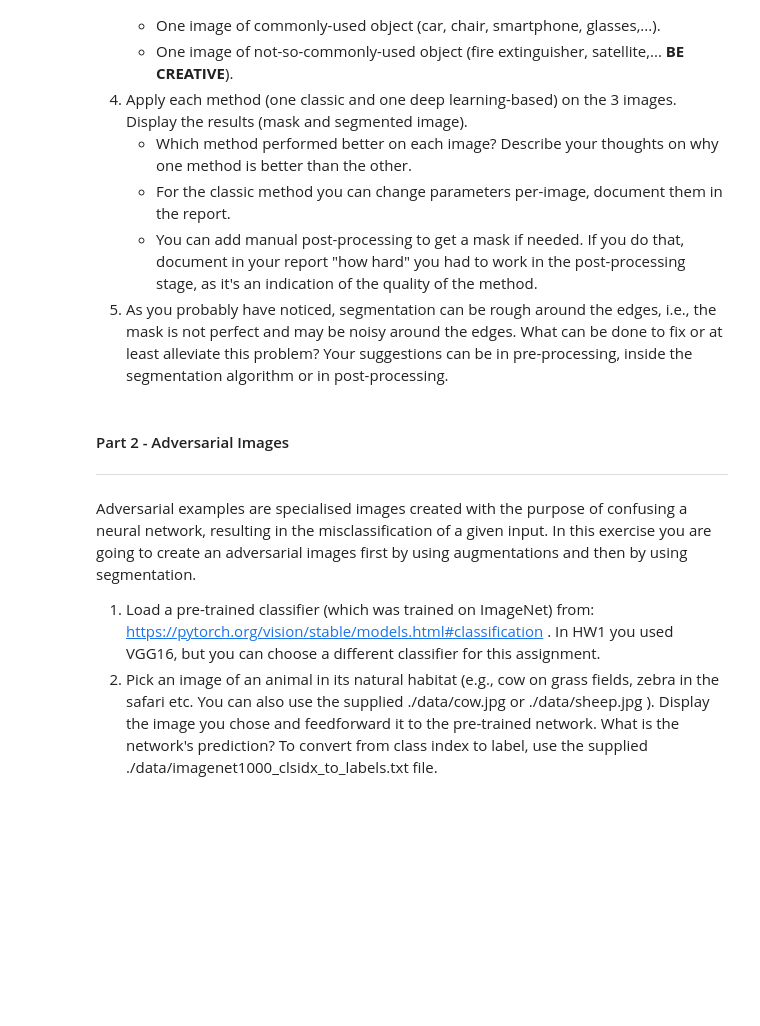
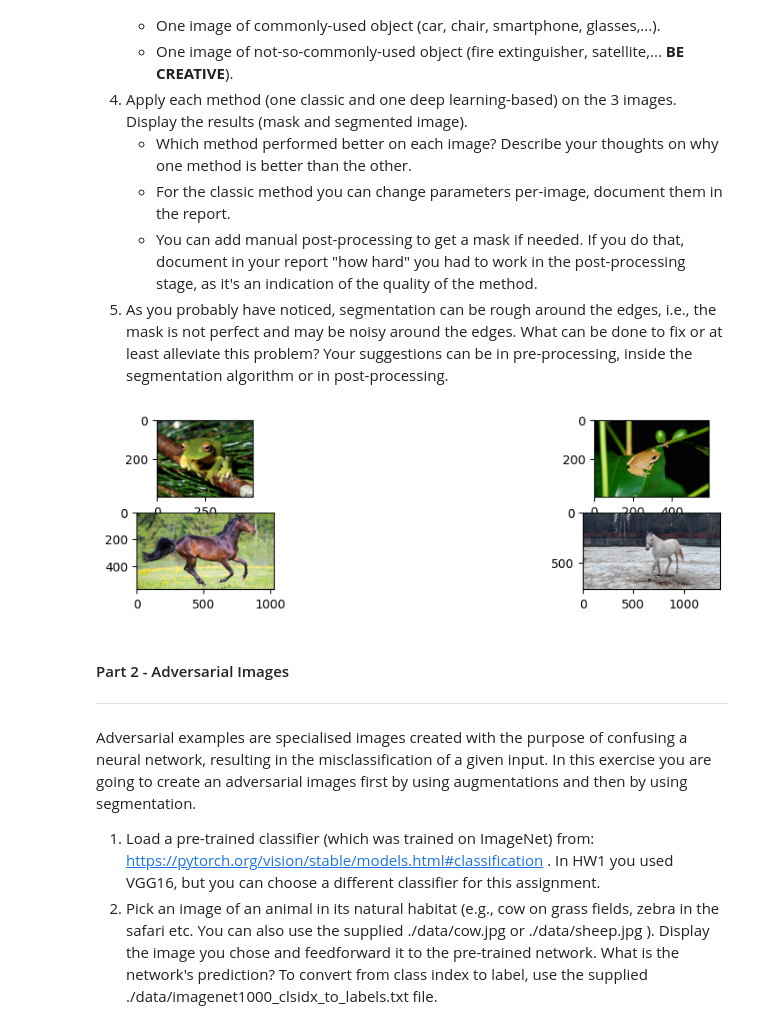
Before and after one commit to ronbenc/Computer-Vision, a Jupyter notebook: ee046746_hw2_segmentation/ee046746_hw2_segmentation.ipynb, the cells around one changed output. Cells and saved outputs as stored; diff of their text form; code cells hidden in the pictures; blank space fills up the shorter version.

```diff
--- a/ee046746_hw2_segmentation/ee046746_hw2_segmentation.ipynb
+++ b/ee046746_hw2_segmentation/ee046746_hw2_segmentation.ipynb
@@ -70,6 +77,23 @@ In this part you are going to compare classic methods for segmentation to deep l
     * For the classic method you can change parameters per-image, document them in the report.
     * You can add manual post-processing to get a mask if needed. If you do that, document in your report "how hard" you had to work in the post-processing stage, as it's an indication of the quality of the method.
 5. As you probably have noticed, segmentation can be rough around the edges, i.e., the mask is not perfect and may be noisy around the edges. What can be done to fix or at least alleviate this problem? Your suggestions can be in pre-processing, inside the segmentation algorithm or in post-processing.
+# %%
+# loading images
+frog1 = Image.open(os.path.join("data", "frogs", "frog1.jpg"))
+frog2 = Image.open(os.path.join("data", "frogs", "frog2.jpg"))
+horse1 = Image.open(os.path.join("data", "horses", "horse1.png"))
+horse2 = Image.open(os.path.join("data", "horses", "horse2.jpg"))
+
+fig, axes = plt.subplots(2, 2, figsize=(12,2.5))
+
+axes[0, 0].imshow(frog1)
+axes[0, 1].imshow(frog2)
+axes[1, 0].imshow(horse1)
+axes[1, 1].imshow(horse2)
+
+plt.show()
+# %% [output]
+[figure, added]
 # %% [markdown]
 #### Part 2 - Adversarial Images
 ---
```
Also changed, not shown: parts of 11 cells of this notebook, 1 other file.
